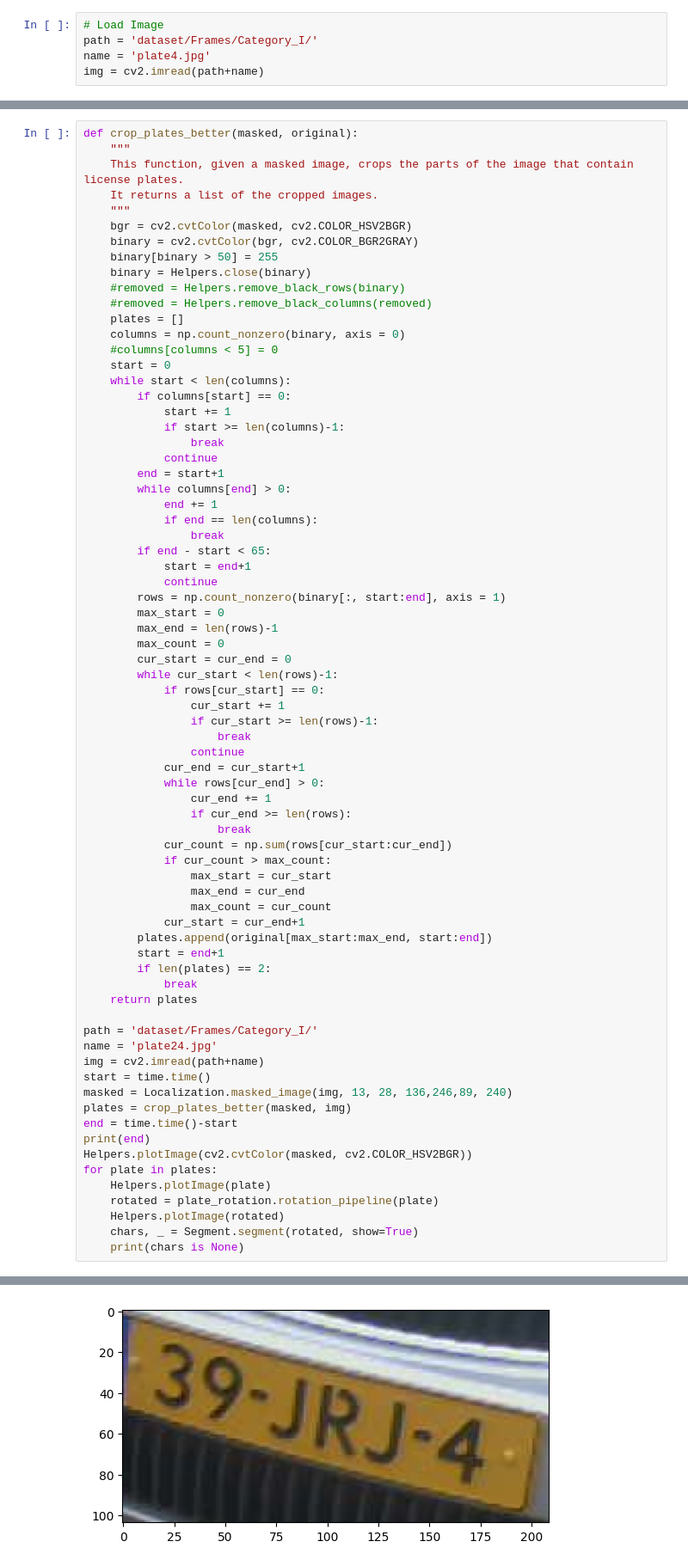
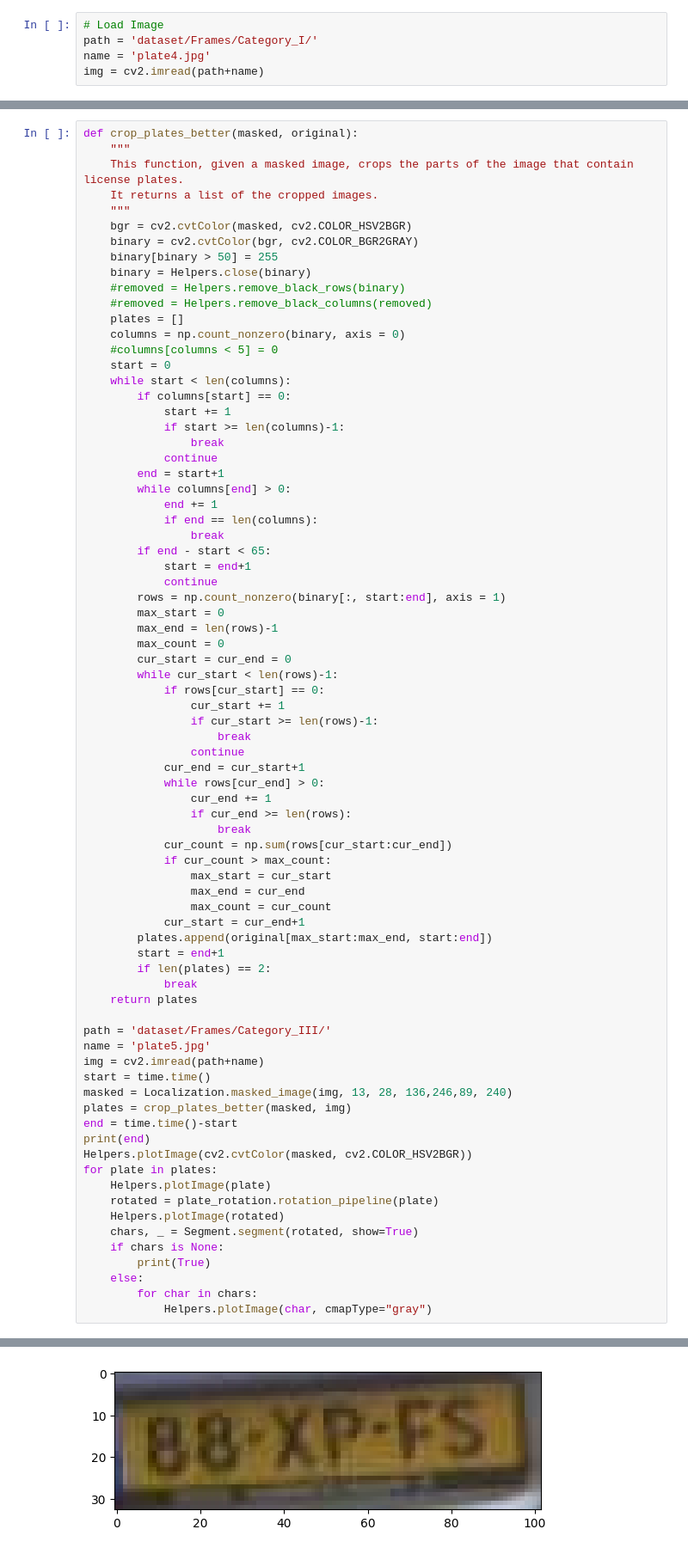
Before and after one commit to GeorgeKontos14/License-Plate-Recognition, a Jupyter notebook: localize.ipynb, the cells around one changed output, grey strips where cells are left out. Shown at 86% size. Drawn from its saved outputs; the diff is of its cells as text.

```diff
--- a/localize.ipynb
+++ b/localize.ipynb
@@ -79,8 +79,8 @@ def crop_plates_better(masked, original):
             break
     return plates
 
-path = 'dataset/Frames/Category_I/'
-name = 'plate24.jpg'
+path = 'dataset/Frames/Category_III/'
+name = 'plate5.jpg'
 img = cv2.imread(path+name)
 start = time.time()
 masked = Localization.masked_image(img, 13, 28, 136,246,89, 240)
@@ -93,5 +93,9 @@ for plate in plates:
     rotated = plate_rotation.rotation_pipeline(plate)
     Helpers.plotImage(rotated)
     chars, _ = Segment.segment(rotated, show=True)
-    print(chars is None)
+    if chars is None:
+        print(True)
+    else:
+        for char in chars:
+            Helpers.plotImage(char, cmapType="gray")
 # %% [output]
@@ -100 +104 @@ for plate in plates:
-[figure, old version]
+[figure, new version]
```
Also changed, not shown: parts of 1 cell of this notebook, 7 other files.
